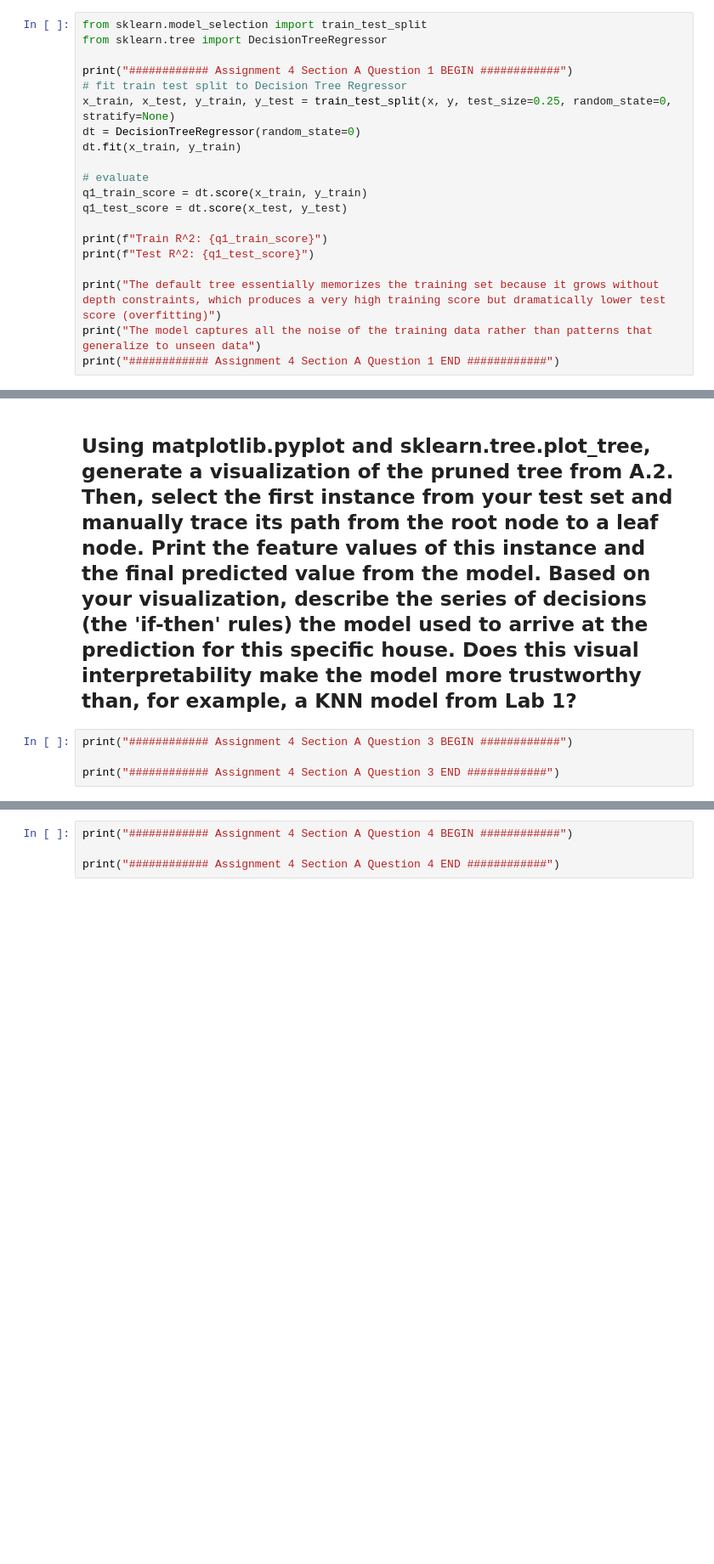
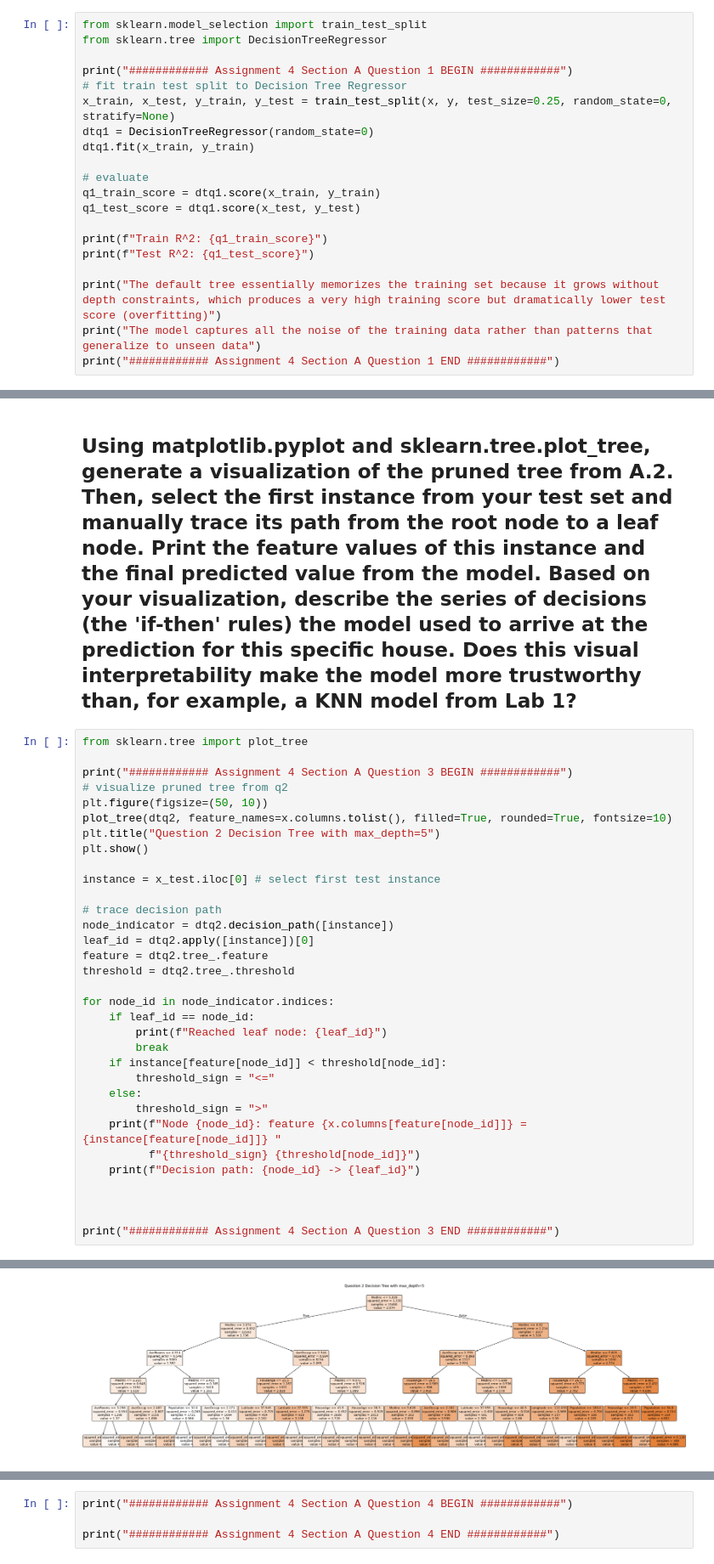
Before and after one commit to stin-j/OMIS-115-LAB, a Jupyter notebook: LAB-4/Lab 4.ipynb, the cells around one changed output, grey strips where cells are left out. Shown at 85% size. Cells and saved outputs as stored; diff of their text form; blank space fills up the shorter version.

```diff
--- a/LAB-4/Lab 4.ipynb
+++ b/LAB-4/Lab 4.ipynb
@@ -26,12 +26,12 @@ from sklearn.tree import DecisionTreeRegressor
 print("############ Assignment 4 Section A Question 1 BEGIN ############")
 # fit train test split to Decision Tree Regressor
 x_train, x_test, y_train, y_test = train_test_split(x, y, test_size=0.25, random_state=0, stratify=None)
-dt = DecisionTreeRegressor(random_state=0)
-dt.fit(x_train, y_train)
+dtq1 = DecisionTreeRegressor(random_state=0)
+dtq1.fit(x_train, y_train)
 
 # evaluate
-q1_train_score = dt.score(x_train, y_train)
-q1_test_score = dt.score(x_test, y_test)
+q1_train_score = dtq1.score(x_train, y_train)
+q1_test_score = dtq1.score(x_test, y_test)
 
 print(f"Train R^2: {q1_train_score}")
 print(f"Test R^2: {q1_test_score}")
@@ -78,6 +78,36 @@ Overall, max_depth controls the bias variance trade-off: smaller depth leads to
 # Question 3
 ##  Using matplotlib.pyplot and sklearn.tree.plot_tree, generate a visualization of the pruned tree from A.2. Then, select the first instance from your test set and manually trace its path from the root node to a leaf node. Print the feature values of this instance and the final predicted value from the model. Based on your visualization, describe the series of decisions (the 'if-then' rules) the model used to arrive at the prediction for this specific house. Does this visual interpretability make the model more trustworthy than, for example, a KNN model from Lab 1?
 # %%
+from sklearn.tree import plot_tree
+
 print("############ Assignment 4 Section A Question 3 BEGIN ############")
+# visualize pruned tree from q2
+plt.figure(figsize=(50, 10))
+plot_tree(dtq2, feature_names=x.columns.tolist(), filled=True, rounded=True, fontsize=10)
+plt.title("Question 2 Decision Tree with max_depth=5")
+plt.show()
+
+instance = x_test.iloc[0] # select first test instance
+
+# trace decision path
+node_indicator = dtq2.decision_path([instance])
+leaf_id = dtq2.apply([instance])[0]
+feature = dtq2.tree_.feature
+threshold = dtq2.tree_.threshold
+
+for node_id in node_indicator.indices:
+    if leaf_id == node_id:
+        print(f"Reached leaf node: {leaf_id}")
+        break
+    if instance[feature[node_id]] < threshold[node_id]:
+        threshold_sign = "<="
+    else:
+        threshold_sign = ">"
+    print(f"Node {node_id}: feature {x.columns[feature[node_id]]} = {instance[feature[node_id]]} "
+          f"{threshold_sign} {threshold[node_id]}")
+    print(f"Decision path: {node_id} -> {leaf_id}")
+
+
 
 print("############ Assignment 4 Section A Question 3 END ############")
+# %% [output]
@@ -83,0 +115 @@ print("############ Assignment 4 Section A Question 3 END ############")
+[figure, added]
```
Also changed, not shown: parts of 2 cells of this notebook.
